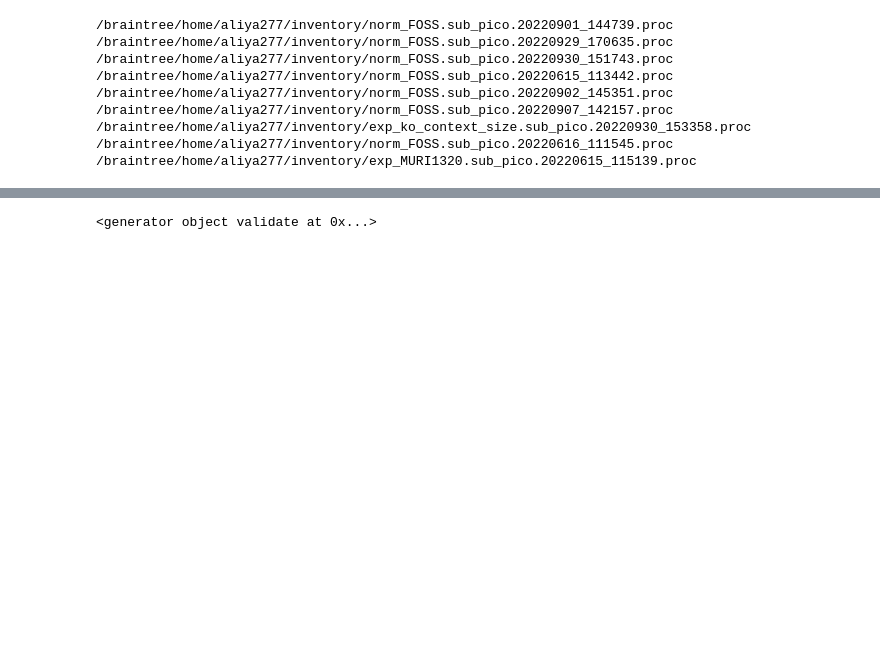
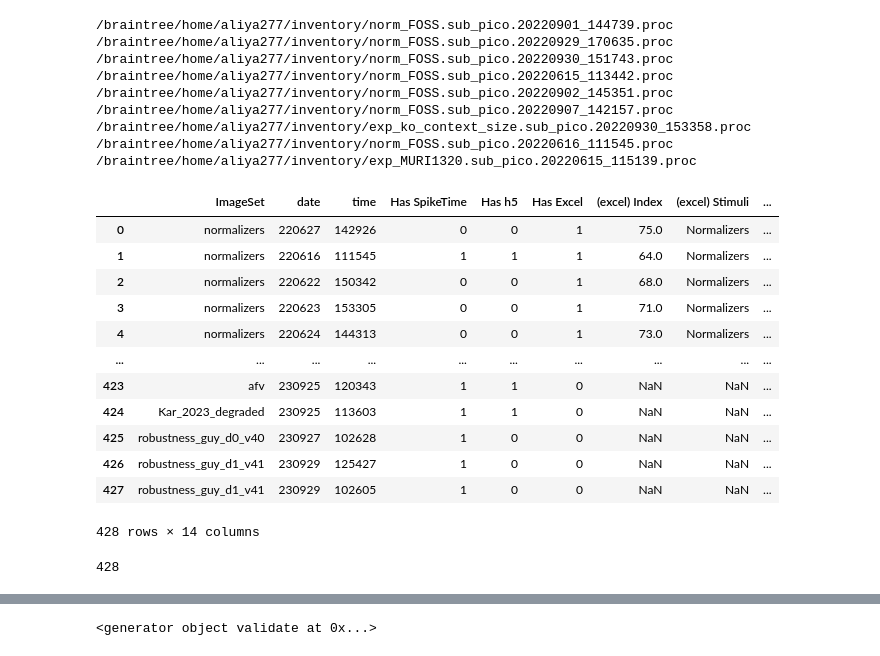
Before and after one commit to AliyaAbl/dandi_brainscore, a Jupyter notebook: 0_tryout.ipynb, the cells around one changed output, grey strips where cells are left out. Saved outputs shown, nothing was run; the diff lists cells and outputs as text; code cells hidden in the pictures; blank space fills up the shorter version.

```diff
--- a/0_tryout.ipynb
+++ b/0_tryout.ipynb
@@ -31,3 +31,26 @@ for files in os.listdir(dir):
 /braintree/home/aliya277/inventory/exp_ko_context_size.sub_pico.20220930_153358.proc
 /braintree/home/aliya277/inventory/norm_FOSS.sub_pico.20220616_111545.proc
 /braintree/home/aliya277/inventory/exp_MURI1320.sub_pico.20220615_115139.proc
+# %%
+import pandas as pd
+df_ = pd.read_excel( '/braintree/home/aliya277/dandi_brainscore/pico_inventory.xlsx'  )
+df_
+# %% [output]
+|  | ImageSet | date | time | Has SpikeTime | Has h5 | Has Excel | (excel) Index | (excel) Stimuli | ... |
+| 0 | normalizers | 220627 | 142926 | 0 | 0 | 1 | 75.0 | Normalizers | ... |
+| 1 | normalizers | 220616 | 111545 | 1 | 1 | 1 | 64.0 | Normalizers | ... |
+| 2 | normalizers | 220622 | 150342 | 0 | 0 | 1 | 68.0 | Normalizers | ... |
+| 3 | normalizers | 220623 | 153305 | 0 | 0 | 1 | 71.0 | Normalizers | ... |
+| 4 | normalizers | 220624 | 144313 | 0 | 0 | 1 | 73.0 | Normalizers | ... |
+| ... | ... | ... | ... | ... | ... | ... | ... | ... | ... |
+| 423 | afv | 230925 | 120343 | 1 | 1 | 0 | NaN | NaN | ... |
+| 424 | Kar_2023_degraded | 230925 | 113603 | 1 | 1 | 0 | NaN | NaN | ... |
+| 425 | robustness_guy_d0_v40 | 230927 | 102628 | 1 | 0 | 0 | NaN | NaN | ... |
+| 426 | robustness_guy_d1_v41 | 230929 | 125427 | 1 | 0 | 0 | NaN | NaN | ... |
+| 427 | robustness_guy_d1_v41 | 230929 | 102605 | 1 | 0 | 0 | NaN | NaN | ... |
+428 rows × 14 columns
+# %%
+arr, count = np.unique(np.array(df_['ImageSet']), return_counts=True)
+sum(count)
+# %% [output]
+428
```
Also changed, not shown: parts of 4 cells of this notebook, 8 other files.
